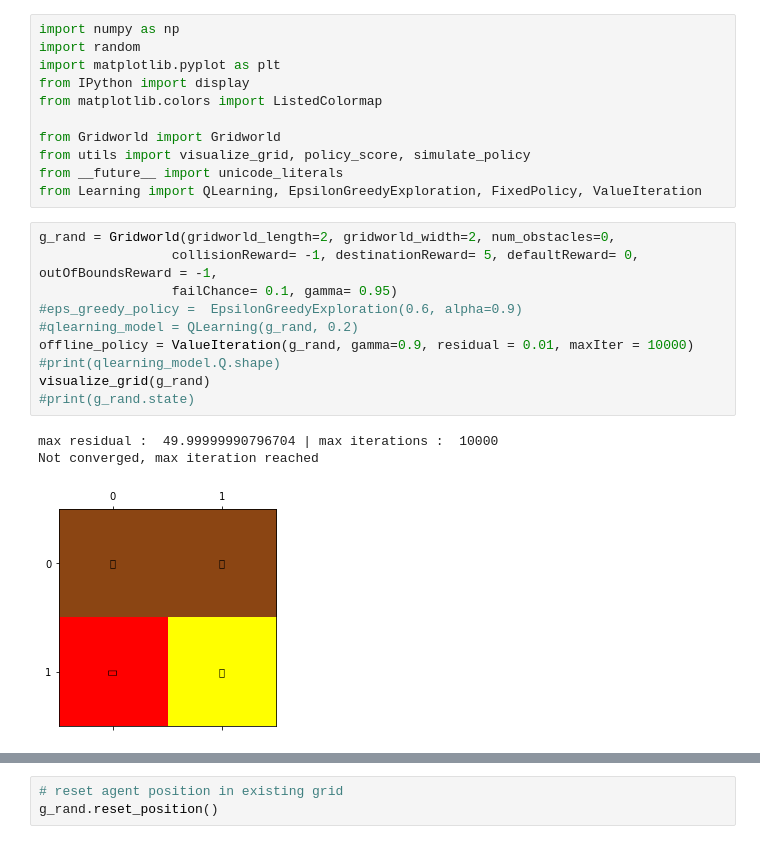
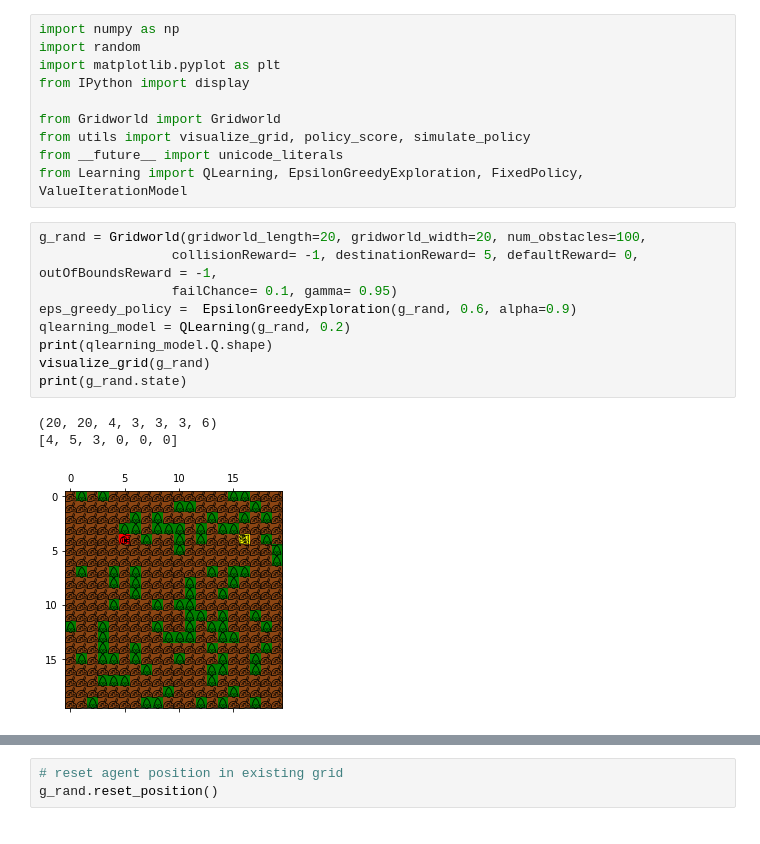
Before and after one commit to anujshetty/SearchAndResQ, a Jupyter notebook: Starter.ipynb, the cells around one changed output, grey strips where cells are left out. Drawn from its saved outputs; the diff is of its cells as text.

Commit message:
Updating ValueIterationModel

```diff
--- a/Starter.ipynb
+++ b/Starter.ipynb
@@ -13,23 +10,21 @@ import numpy as np
 import random
 import matplotlib.pyplot as plt
 from IPython import display
-from matplotlib.colors import ListedColormap
 
 from Gridworld import Gridworld
 from utils import visualize_grid, policy_score, simulate_policy
 from __future__ import unicode_literals
-from Learning import QLearning, EpsilonGreedyExploration, FixedPolicy, ValueIteration
+from Learning import QLearning, EpsilonGreedyExploration, FixedPolicy, ValueIterationModel
 # %%
-g_rand = Gridworld(gridworld_length=2, gridworld_width=2, num_obstacles=0,
+g_rand = Gridworld(gridworld_length=20, gridworld_width=20, num_obstacles=100,
                  collisionReward= -1, destinationReward= 5, defaultReward= 0, outOfBoundsReward = -1,
                  failChance= 0.1, gamma= 0.95)
-#eps_greedy_policy =  EpsilonGreedyExploration(0.6, alpha=0.9)
-#qlearning_model = QLearning(g_rand, 0.2)
-offline_policy = ValueIteration(g_rand, gamma=0.9, residual = 0.01, maxIter = 10000)
-#print(qlearning_model.Q.shape)
+eps_greedy_policy =  EpsilonGreedyExploration(g_rand, 0.6, alpha=0.9)
+qlearning_model = QLearning(g_rand, 0.2)
+print(qlearning_model.Q.shape)
 visualize_grid(g_rand)
-#print(g_rand.state)
+print(g_rand.state)
 # %% [output]
-max residual :  49.99999990796704 | max iterations :  10000
-Not converged, max iteration reached
+(20, 20, 4, 3, 3, 3, 6)
+[4, 5, 3, 0, 0, 0]
-[figure, old version]
+[figure, new version]
```
Also changed, not shown: parts of 15 cells of this notebook, 3 other files.
